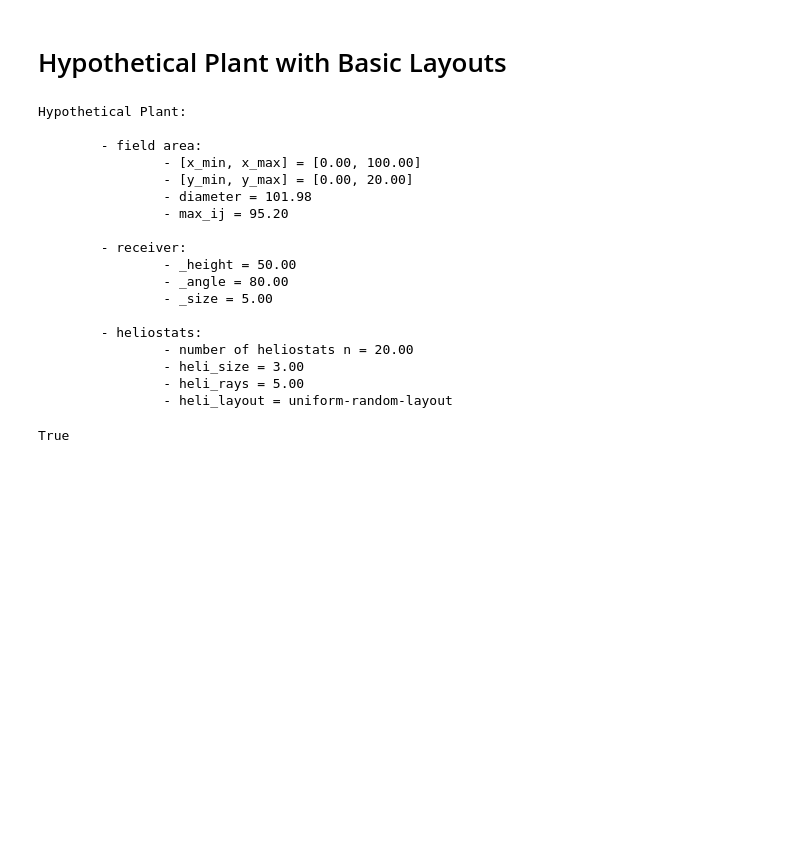
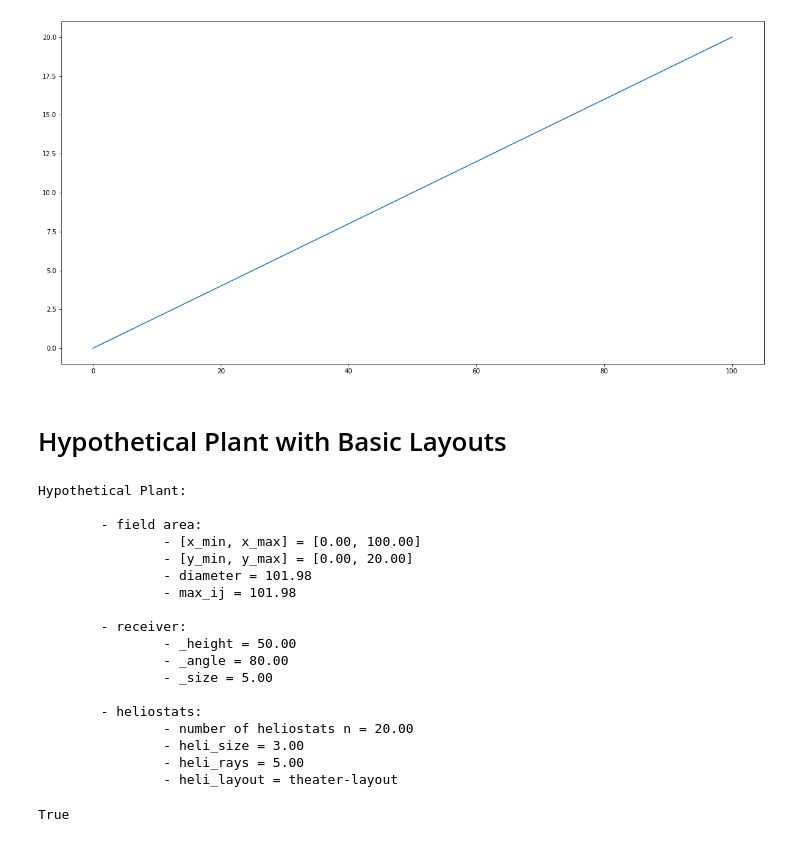
Before and after one commit to markolalovic/math-mods-camp, a Jupyter notebook: notebooks/Hypothetical-Plant.ipynb, the cells around one changed output. Cells and saved outputs as stored; diff of their text form; code cells hidden in the pictures; blank space fills up the shorter version.

```diff
--- a/notebooks/Hypothetical-Plant.ipynb
+++ b/notebooks/Hypothetical-Plant.ipynb
@@ -15,10 +15,16 @@ from sun import Sun
 from state import State
 from run import *
 plt.rcParams['figure.figsize'] = [20, 10]
+# %%
+xs = np.linspace(0, 100, 20)
+ys = list(map(lambda x: x/5, xs))
+plt.plot(xs, ys);
+# %% [output]
+[figure, added]
 # %% [markdown]
 # Hypothetical Plant with Basic Layouts
 # %%
-plant = Plant(heli_layout_file_name="../data/layouts/uniform-random-layout.json")
+plant = Plant(heli_layout_file_name="../data/layouts/theater-layout.json")
 print(plant)
 # %% [output]
 Hypothetical Plant:
@@ -27,7 +33,7 @@ Hypothetical Plant:
                 - [x_min, x_max] = [0.00, 100.00]
                 - [y_min, y_max] = [0.00, 20.00]
                 - diameter = 101.98
-                - max_ij = 95.20
+                - max_ij = 101.98
 
         - receiver:
                 - _height = 50.00
@@ -38,7 +44,7 @@ Hypothetical Plant:
                 - number of heliostats n = 20.00
                 - heli_size = 3.00
                 - heli_rays = 5.00
-                - heli_layout = uniform-random-layout
+                - heli_layout = theater-layout
 # %%
 plant.check_layout()
 # %% [output]
```
Also changed, not shown: parts of 5 cells of this notebook, 5 other files.
